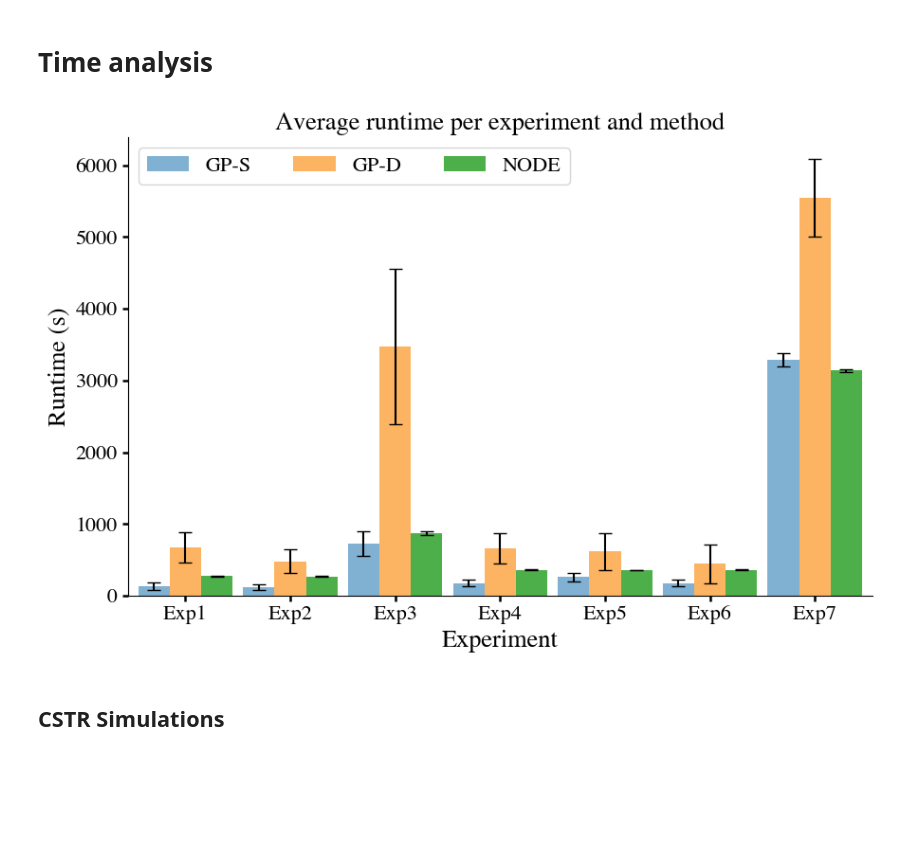
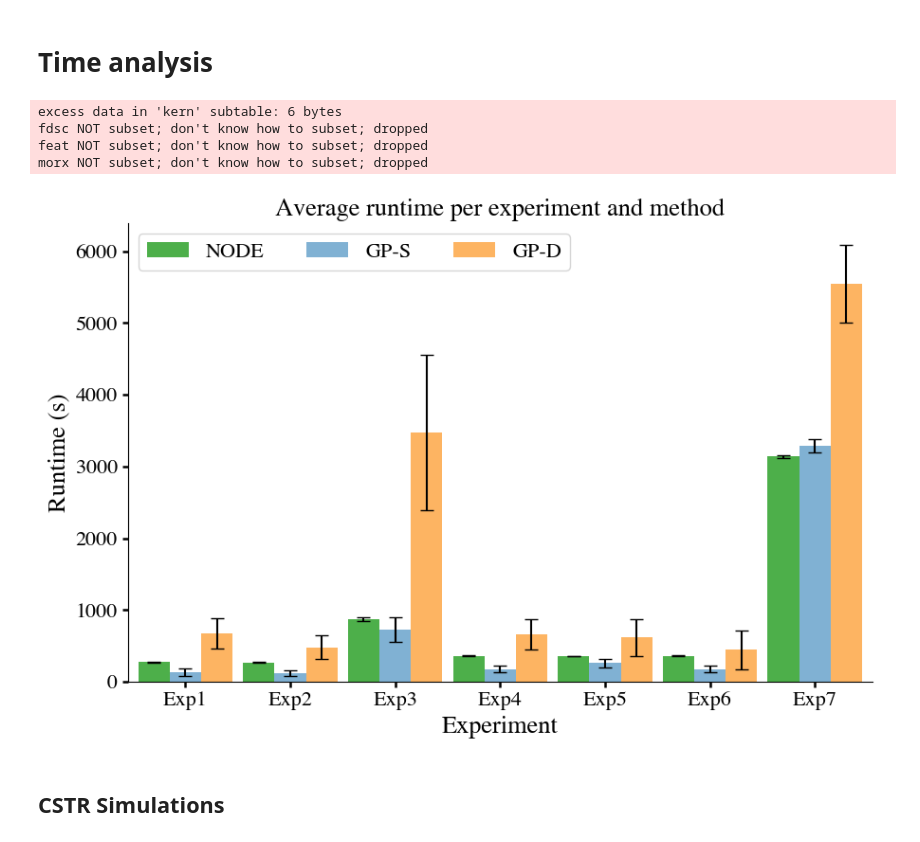
Before and after one commit to sdevries0/DSP_paper, a Jupyter notebook: src/generate_plots.ipynb, the cells around one changed output. Saved outputs shown, nothing was run; the diff lists cells and outputs as text; code cells hidden in the pictures; blank space fills up the shorter version.

Commit message:
update time comparison plot

```diff
--- a/src/generate_plots.ipynb
+++ b/src/generate_plots.ipynb
@@ -912,7 +912,7 @@ plt.show()
 # %%
 # Collect runtime data for all experiments and methods
 experiments = ['Exp1', 'Exp2', 'Exp3', 'Exp4', 'Exp5', 'Exp6', 'Exp7']
-methods = ['GP-S', 'GP-D', 'NODE']
+methods = ['NODE', 'GP-S', 'GP-D']
 
 runtime_data = {}
 
@@ -933,35 +933,38 @@ for exp in experiments:
         if len(runtime_data[exp][method]) > 0:
             means[method].append(np.mean(runtime_data[exp][method]))
             stds[method].append(np.std(runtime_data[exp][method]))
         else:
             means[method].append(0)
             stds[method].append(0)
 
 # Create barplot
 fig, ax = plt.subplots(figsize=(9, 6))
 x = np.arange(len(experiments))
 width = 0.3
 
 for i, method in enumerate(methods):
     ax.bar(x + i*width, means[method], width, label=method,
            color=color_dict[method],
            yerr=stds[method], capsize=5)
 
 ax.set_xlabel('Experiment', fontsize=19)
 ax.set_ylabel('Runtime (s)', fontsize=19)
 ax.set_title('Average runtime per experiment and method', fontsize=19)
 ax.set_xticks(x + width)
 ax.set_xticklabels(experiments)
 ax.set(xlim=(-.25,6.85))
 ax.legend(fontsize=16, ncol=3)
 ax.tick_params(axis='both', labelsize=16)
 ax.tick_params(width=1.8, length=4.0, which='both')
 ax.spines[['right', 'top']].set_visible(False)
 plt.tight_layout()
-
 plt.show()
 # %% [output]
+excess data in 'kern' subtable: 6 bytes
+fdsc NOT subset; don't know how to subset; dropped
+feat NOT subset; don't know how to subset; dropped
+morx NOT subset; don't know how to subset; dropped
-[figure, old version]
+[figure, new version]
 # %% [markdown]
 ## CSTR Simulations
 # %%
```
